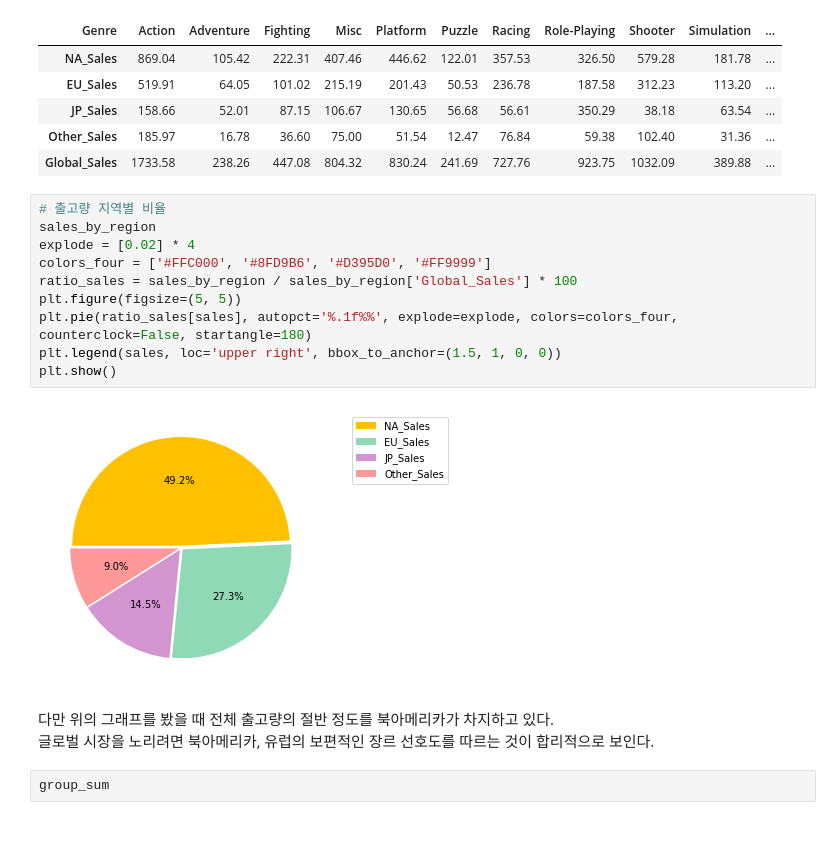
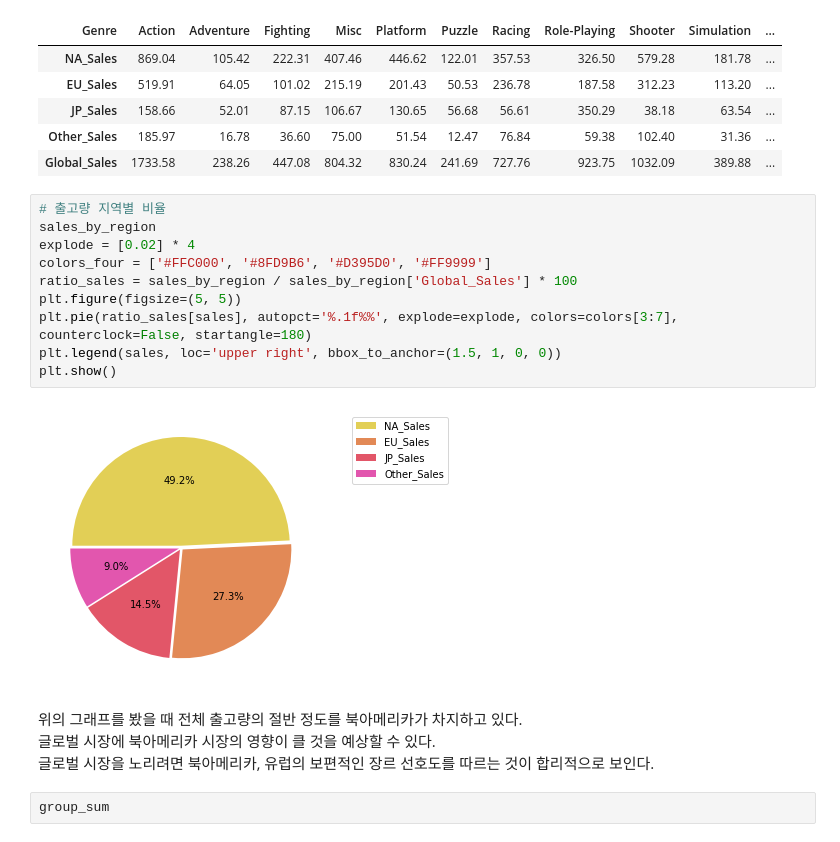
Before and after one commit to nan-park/section1_project, a Jupyter notebook: AI_section1_project.ipynb, the cells around one changed output. Saved outputs shown, nothing was run; the diff lists cells and outputs as text.

Commit message:
sns.color_palette()의 존재를 알게 됨

```diff
--- a/AI_section1_project.ipynb
+++ b/AI_section1_project.ipynb
@@ -622,17 +622,18 @@ group_sum.head()
 # %%
 # 출고량 지역별 비율
 sales_by_region
 explode = [0.02] * 4
 colors_four = ['#FFC000', '#8FD9B6', '#D395D0', '#FF9999']
 ratio_sales = sales_by_region / sales_by_region['Global_Sales'] * 100
 plt.figure(figsize=(5, 5))
-plt.pie(ratio_sales[sales], autopct='%.1f%%', explode=explode, colors=colors_four, counterclock=False, startangle=180)
+plt.pie(ratio_sales[sales], autopct='%.1f%%', explode=explode, colors=colors[3:7], counterclock=False, startangle=180)
 plt.legend(sales, loc='upper right', bbox_to_anchor=(1.5, 1, 0, 0))
 plt.show()
 # %% [output]
-[figure, old version]
+[figure, new version]
 # %% [markdown]
-다만 위의 그래프를 봤을 때 전체 출고량의 절반 정도를 북아메리카가 차지하고 있다.<br>
+위의 그래프를 봤을 때 전체 출고량의 절반 정도를 북아메리카가 차지하고 있다.<br>
+글로벌 시장에 북아메리카 시장의 영향이 클 것을 예상할 수 있다.<br>
 글로벌 시장을 노리려면 북아메리카, 유럽의 보편적인 장르 선호도를 따르는 것이 합리적으로 보인다.
 # %%
 group_sum
```
Also changed, not shown: parts of 20 cells of this notebook.
